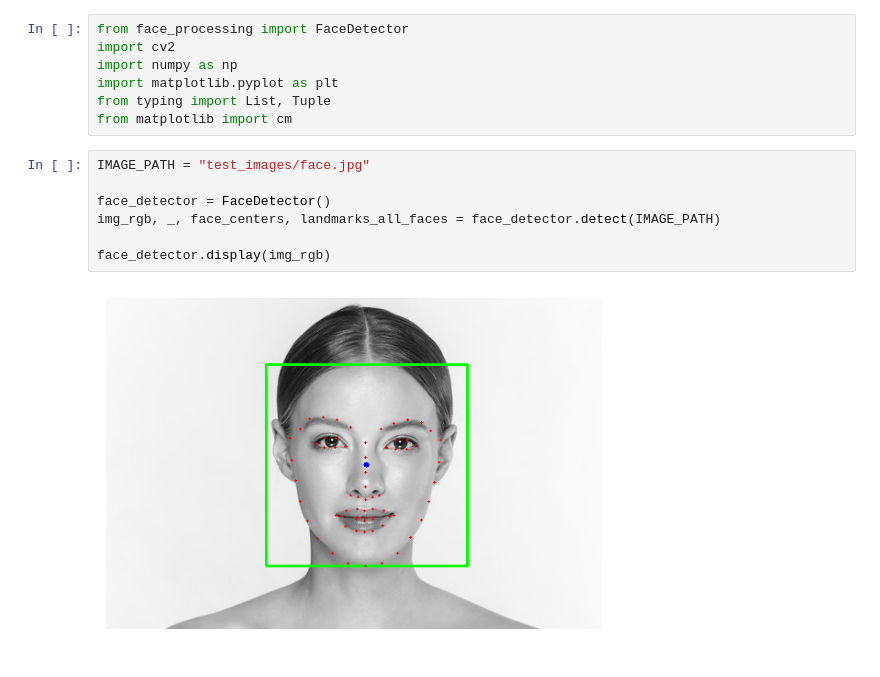
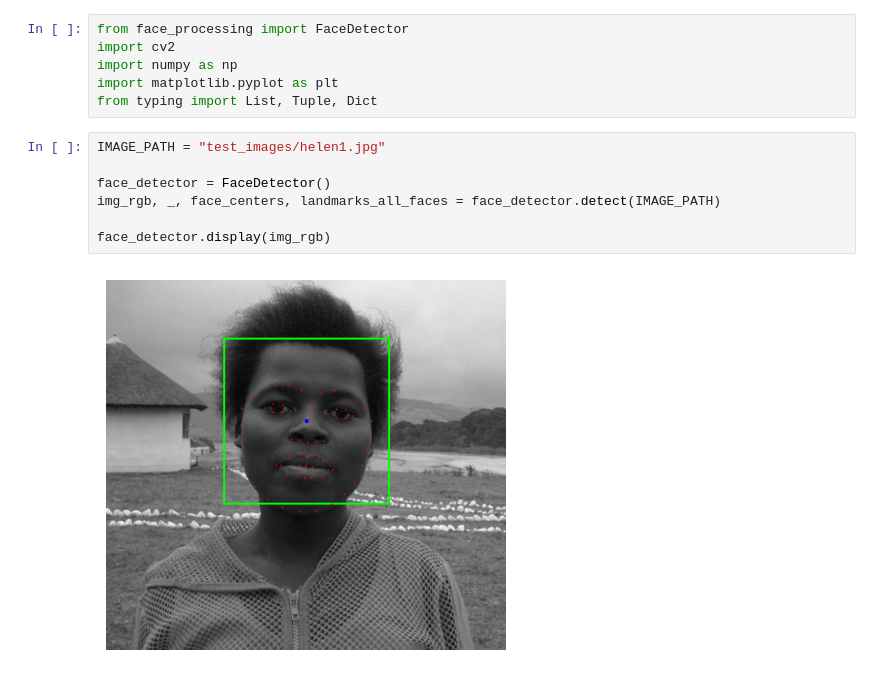
Before and after one commit to icingtea/skin_detection, a Jupyter notebook: testing_lalit.ipynb, the cells around one changed output. Cells and saved outputs as stored; diff of their text form.

```diff
--- a/testing_lalit.ipynb
+++ b/testing_lalit.ipynb
@@ -3,16 +3,15 @@ from face_processing import FaceDetector
 import cv2
 import numpy as np
 import matplotlib.pyplot as plt
-from typing import List, Tuple
-from matplotlib import cm
+from typing import List, Tuple, Dict
 # %%
-IMAGE_PATH = "test_images/face.jpg"
+IMAGE_PATH = "test_images/helen1.jpg"
 
 face_detector = FaceDetector()
 img_rgb, _, face_centers, landmarks_all_faces = face_detector.detect(IMAGE_PATH)
 
 face_detector.display(img_rgb)
 # %% [output]
-[figure, old version]
+[figure, new version]
 # %%
 class MaskHandler:
```
Also changed, not shown: parts of 3 cells of this notebook, 3 other files.
